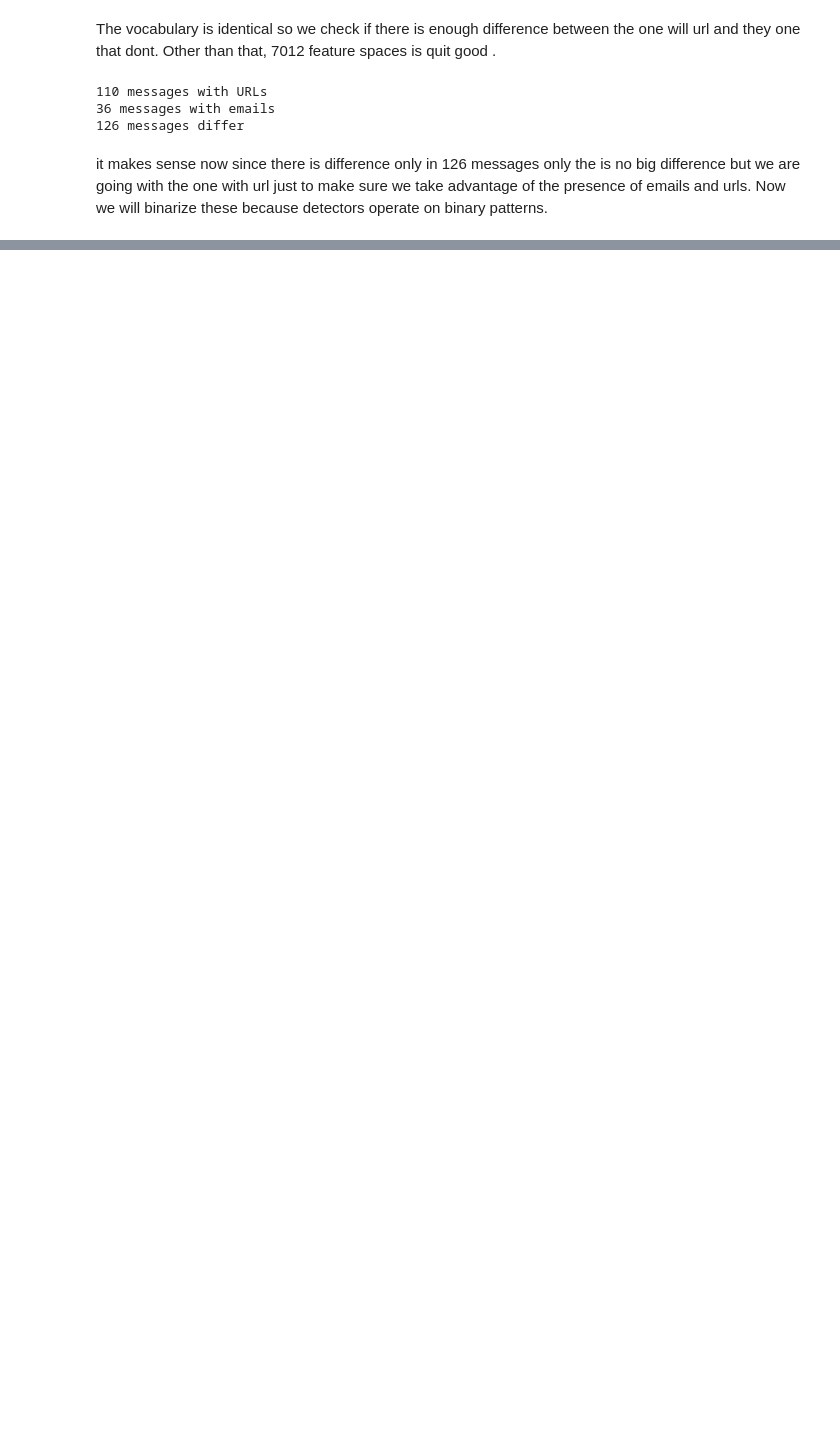
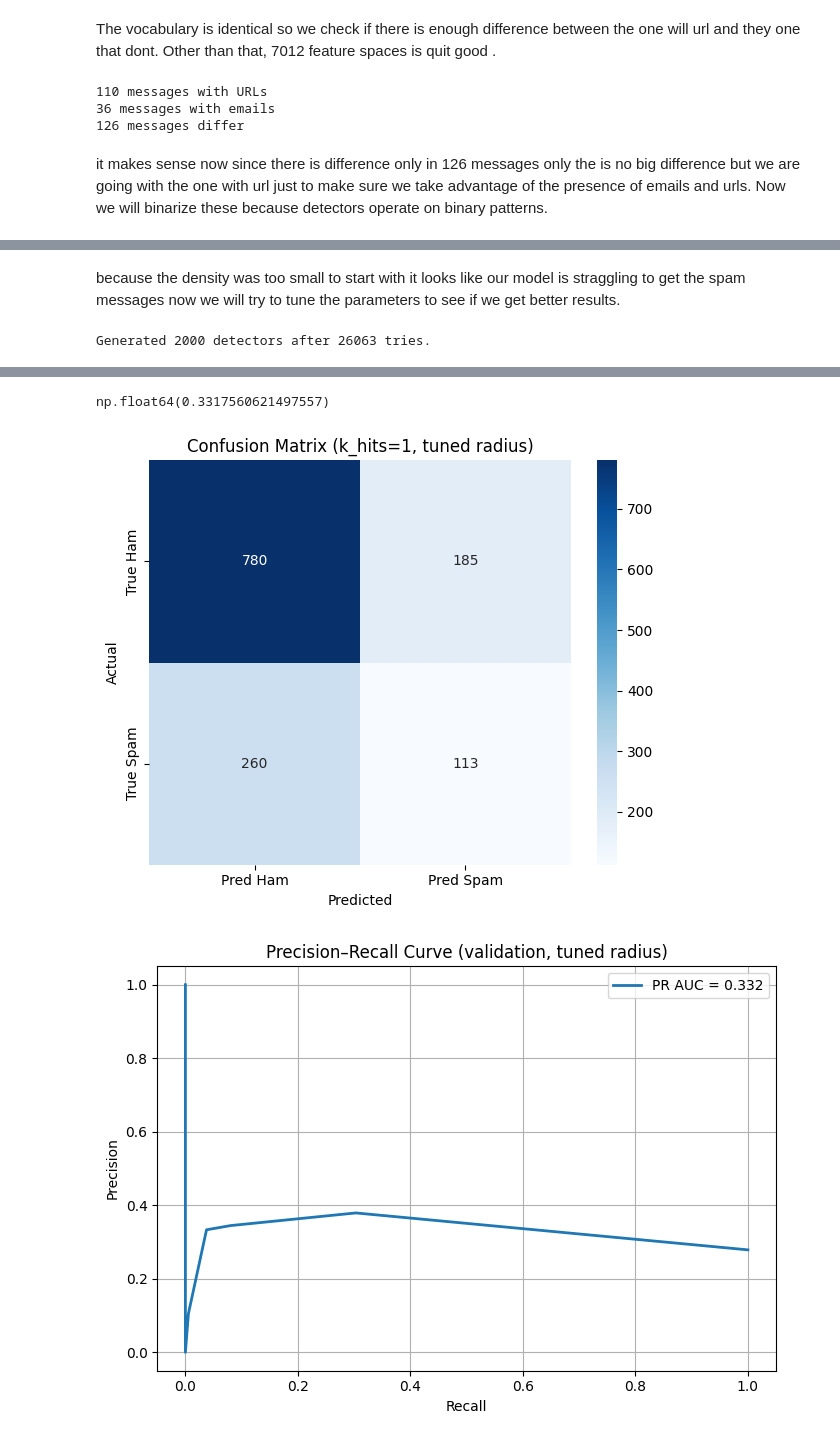
Before and after one commit to jofa016/ACIT4610---Final-Group-Project, a Jupyter notebook: R_f/Project_4/notebook/feature_engineering.ipynb, the cells around one changed output, grey strips where cells are left out. Cells and saved outputs as stored; diff of their text form; code cells hidden in the pictures; blank space fills up the shorter version.

```diff
--- a/R_f/Project_4/notebook/feature_engineering.ipynb
+++ b/R_f/Project_4/notebook/feature_engineering.ipynb
@@ -426,5 +415,5 @@ nsa = VDetectorNSA_Binary(
     sampling="antiprofile",
     random_state=42,
     batch_size=1000
-).fit(Xh_train_bin)
+).fit(Xh_train_url_bin)
 # %% [output]
@@ -472,11 +420,0 @@ y_val = np.hstack([
-# %%
-best_f1, best_hits = 0, None
-for hits in [1, 2, 3, 5, 7, 10]:
-    y_pred = nsa.predict(X_val, k_hits=hits)
-    report = classification_report(y_val, y_pred, output_dict=True)
-    f1 = report['1']['f1-score']
-    print(f"k_hits={hits}: F1-score={f1:.4f}")
-    if f1 > best_f1:
-        best_f1 = f1
-        best_hits = hits
-print(f"Best k_hits: {best_hits} with F1-score: {best_f1:.4f}")
@@ -484,0 +421,7 @@ ValueError: dimension mismatch
+# %%
+# build eval set
+X_eval = sp.vstack([Xh_val_url_bin, Xs_val_url_bin])
+y_eval = np.hstack([np.zeros(Xh_val_url_bin.shape[0], dtype=np.uint8),
+                    np.ones(Xs_val_url_bin.shape[0], dtype=np.uint8)])
+
+y_pred, scores = nsa.predict(X_eval, k_hits=1, return_score=True)
@@ -484,0 +526,28 @@ ValueError: dimension mismatch
+# %% [markdown]
+because the density was too small to start with it looks like our model is straggling to get the spam messages now we will try to tune the parameters to see if we get better results.
+# %%
+# train with lower radius to make the detectors even more sensitive
+nsa_tuned_radius = VDetectorNSA_Binary(
+    k=20,
+    r_min=1, r_max=2,  # lowered max radius
+    max_detectors=2000,
+    max_tries=50000,
+    sampling="antiprofile",
+    random_state=42,
+    batch_size=1000
+).fit(Xh_train_url_bin)
+# %% [output]
+Generated 2000 detectors after 26063 tries.
+# %%
+y_pred, scores = nsa_tuned_radius.predict(X_eval, k_hits=1, return_score=True)
+
+# evaluate again
+evaluate_model(
+    y_true=y_eval,
+    y_pred=y_pred,
+    scores=scores,
+    target_names=("ham", "spam"),
+    cm_title="Confusion Matrix (k_hits=1, tuned radius)",
+    pr_title="Precision–Recall Curve (validation, tuned radius)"
+)
+# %% [output]
@@ -484,0 +564,3 @@ ValueError: dimension mismatch
+np.float64(0.3317560621497557)
+[figure, added]
+[figure, added]
```
Also changed, not shown: parts of 28 cells of this notebook.
